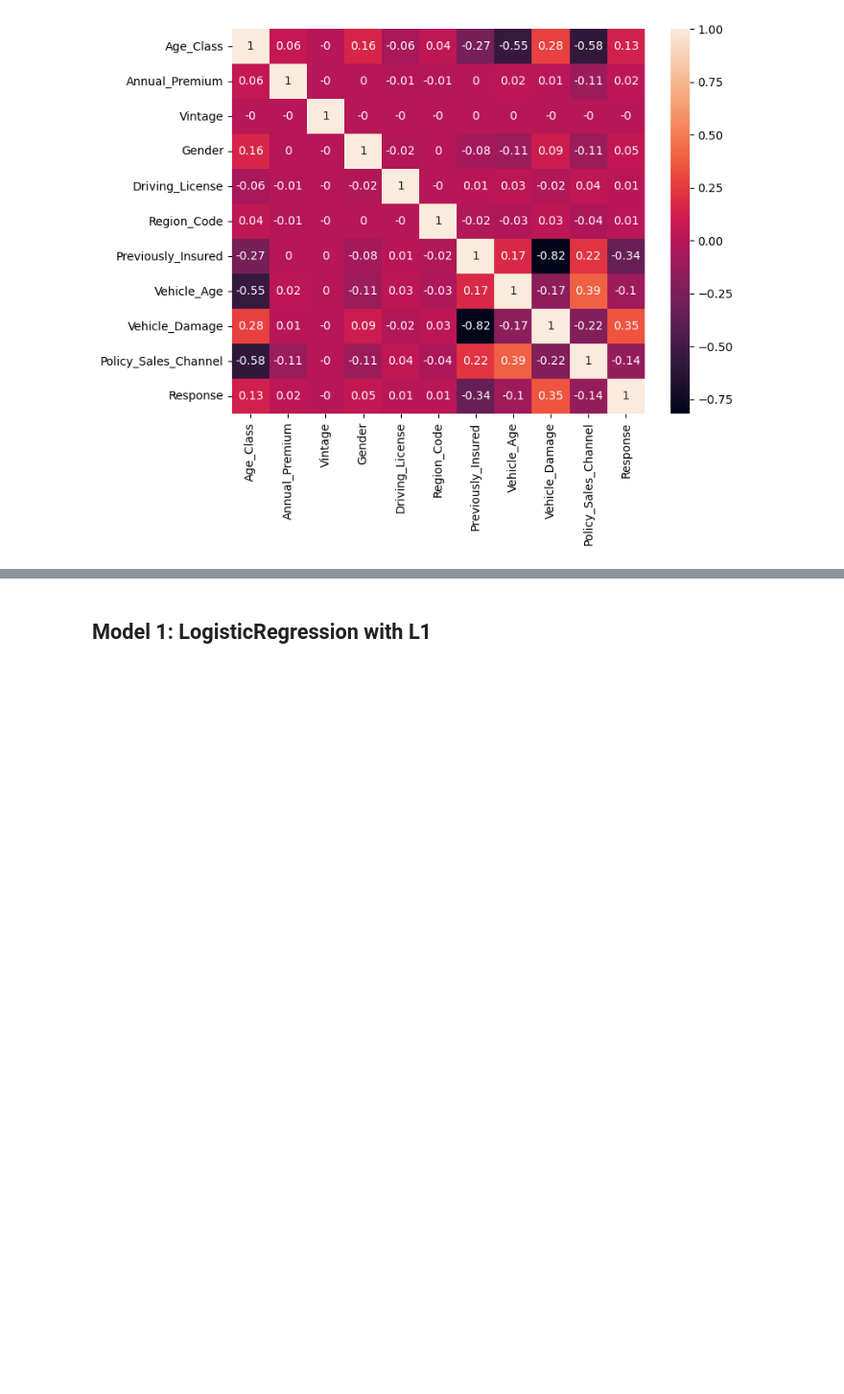
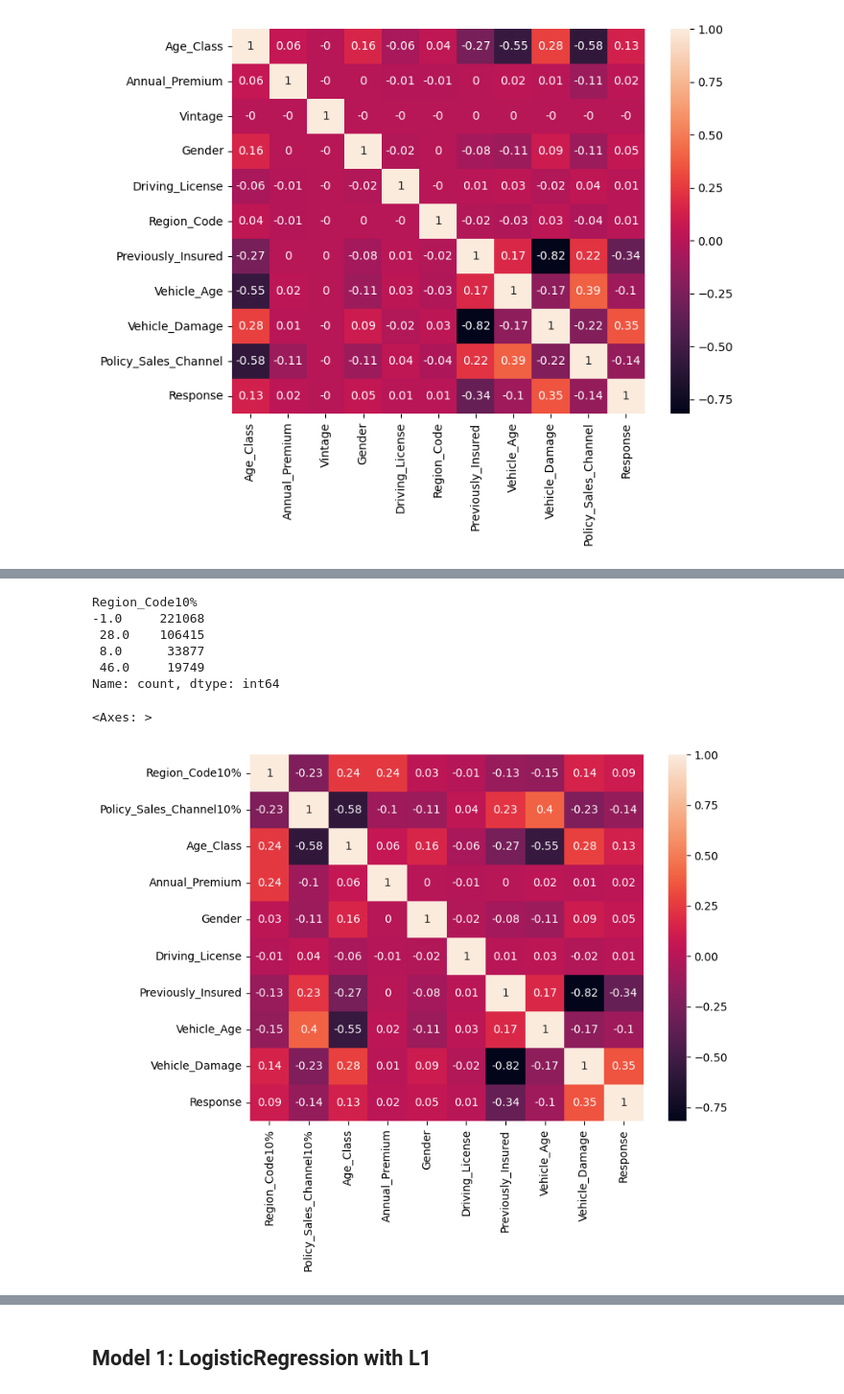
Before and after one commit to EnricoMiche1210760/Predicting_Insurance_Cross_Sell_Opportunities, a Jupyter notebook: main.ipynb, the cells around one changed output, grey strips where cells are left out. Shown at 96% size. Saved outputs shown, nothing was run; the diff lists cells and outputs as text; code cells hidden in the pictures; blank space fills up the shorter version.

```diff
--- a/main.ipynb
+++ b/main.ipynb
@@ -283,3 +306,31 @@ sns.heatmap(data=corr_matrix, annot=True)
+# %%
+channel_counts = df["Region_Code"].value_counts()
+threshold = round(df.shape[0] * 0.05)
+valid_channels = channel_counts[channel_counts >= threshold].index
+
+tmp_df = pd.DataFrame(df["Region_Code"]).copy()
+
+tmp_df.loc[~tmp_df["Region_Code"].isin(valid_channels), "Region_Code10%"] = -1
+tmp_df.loc[tmp_df["Region_Code"].isin(valid_channels), "Region_Code10%"] = tmp_df["Region_Code"]
+
+
+print(tmp_df["Region_Code10%"].value_counts())
+
+df = pd.concat([tmp_df, df], axis=1)
+df = df.drop(["Region_Code"], axis=1)
+
+plt.figure(figsize=(8,6))
+corr_matrix = df.corr().round(2)
+sns.heatmap(data=corr_matrix, annot=True)
+# %% [output]
+Region_Code10%
+-1.0     221068
+ 28.0    106415
+ 8.0      33877
+ 46.0     19749
+Name: count, dtype: int64
+<Axes: >
+[figure, added]
 # %%
 RANDOM_SEED = 10
 
```
Also changed, not shown: parts of 11 cells of this notebook.
